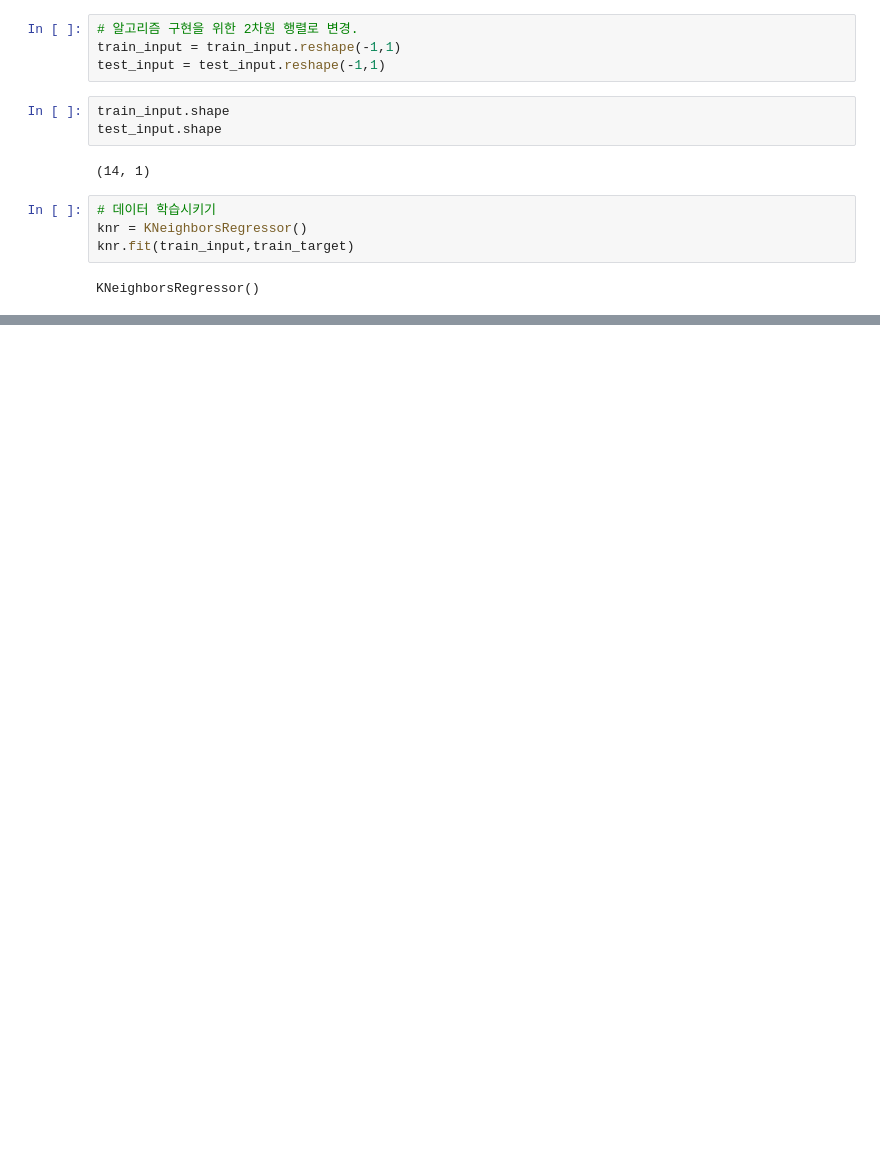
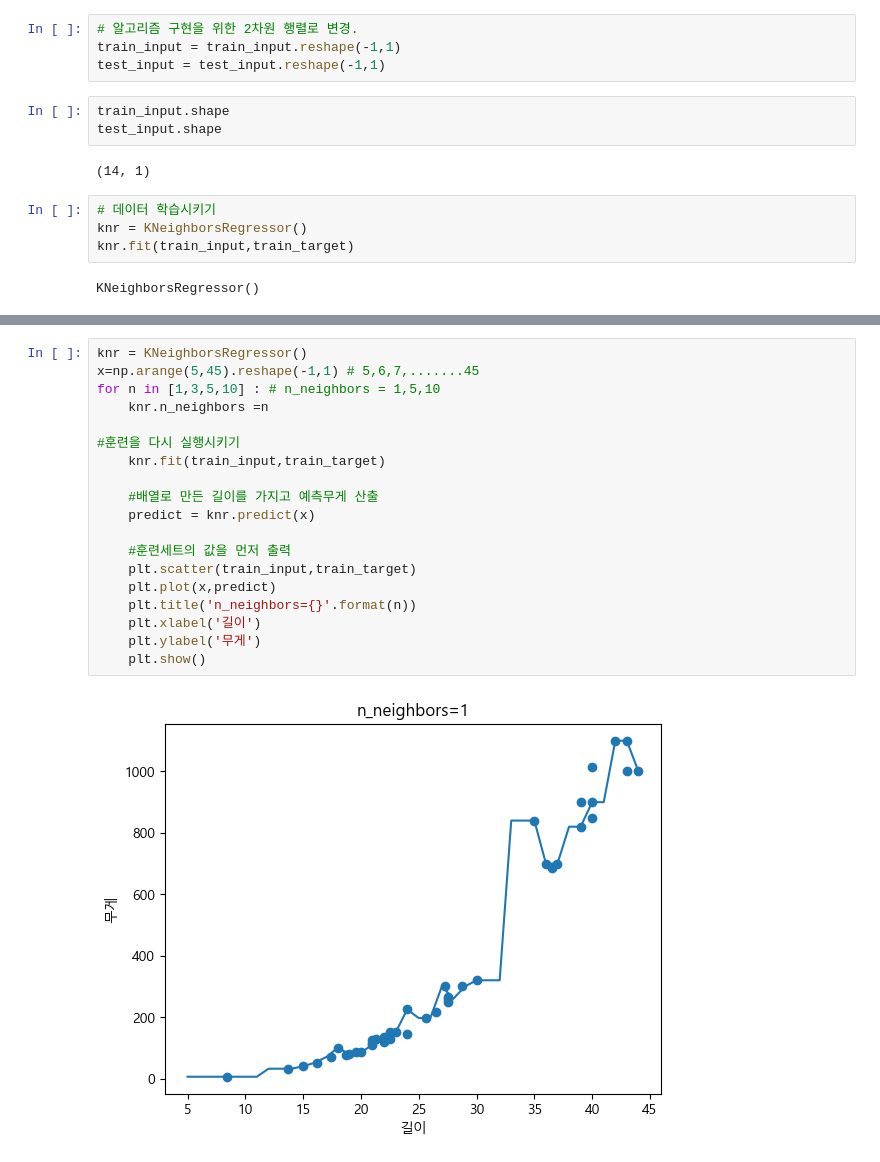
Before and after one commit to LU2JYS/medical1, a Jupyter notebook: webcrap_class/Mach.learn/m0521/m0521_02_회귀.ipynb, the cells around one changed output, grey strips where cells are left out. Cells and saved outputs as stored; diff of their text form; blank space fills up the shorter version.

```diff
--- a/webcrap_class/Mach.learn/m0521/m0521_02_회귀.ipynb
+++ b/webcrap_class/Mach.learn/m0521/m0521_02_회귀.ipynb
@@ -173,0 +247,21 @@ knn 회귀 분석을 통해 농어에 대한 무게를 예측하는 프로그램
+# %%
+knr = KNeighborsRegressor()
+x=np.arange(5,45).reshape(-1,1) # 5,6,7,.......45
+for n in [1,3,5,10] : # n_neighbors = 1,5,10
+    knr.n_neighbors =n
+
+#훈련을 다시 실행시키기
+    knr.fit(train_input,train_target)
+
+    #배열로 만든 길이를 가지고 예측무게 산출
+    predict = knr.predict(x)
+
+    #훈련세트의 값을 먼저 출력
+    plt.scatter(train_input,train_target)
+    plt.plot(x,predict)
+    plt.title('n_neighbors={}'.format(n))
+    plt.xlabel('길이')
+    plt.ylabel('무게')
+    plt.show()
+# %% [output]
+[figure, added]
```
Also changed, not shown: parts of 19 cells of this notebook, 4 other files.
